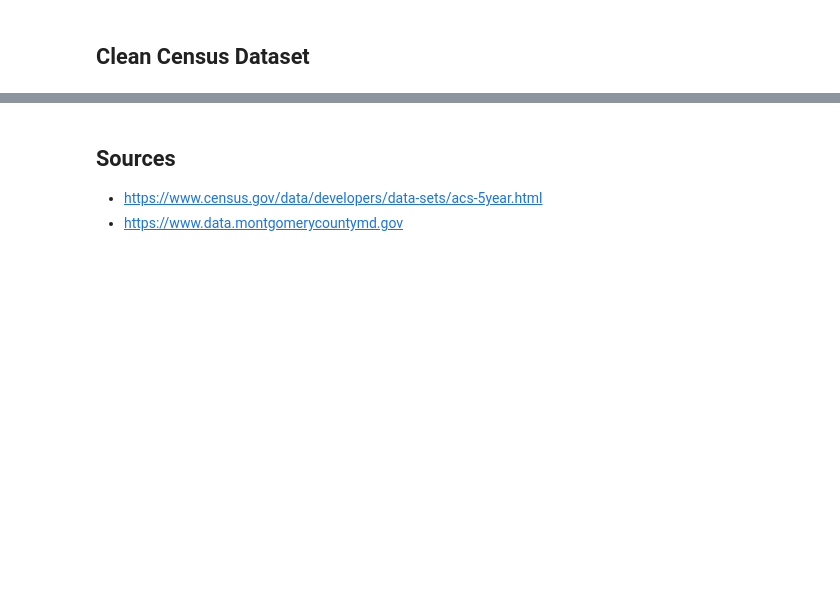
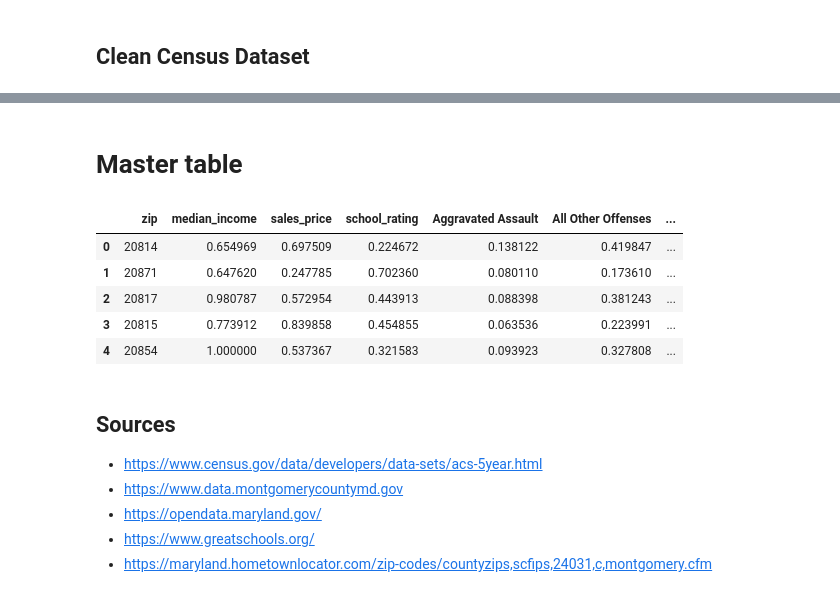
Before and after one commit to michpv90/BiggerPockets-Neighborhood-Project, a Jupyter notebook: MoCo BP Neighborhoods .ipynb, the cells around one changed output, grey strips where cells are left out. Saved outputs shown, nothing was run; the diff lists cells and outputs as text; code cells hidden in the pictures; blank space fills up the shorter version.

```diff
--- a/MoCo BP Neighborhoods .ipynb
+++ b/MoCo BP Neighborhoods .ipynb
@@ -340,0 +525,15 @@ complete_zillow_df.dropna(subset=['longitude'], inplace = True)
+# %%
+#convert values in median_income column from str to int
+median_income_df['median_income'] =  median_income_df['median_income'].astype('int')
+
+#change median income value for zip code 20868 to 0 because median value is negative
+median_income_df.at[27,'median_income']=0
+
+#drop the zcta column
+final_median_income_df = median_income_df.drop(['zcta'], axis = 1)
+
+#normalize median income
+for column in final_median_income_df.columns:
+    if column != 'zip':
+        final_median_income_df[column] = final_median_income_df[column].apply(
+    lambda x: (x-min(final_median_income_df[column]))/(max(final_median_income_df[column])-min(final_median_income_df[column])))
@@ -340,0 +550,2 @@ complete_zillow_df.dropna(subset=['longitude'], inplace = True)
+# %% [markdown]
+# Master table
@@ -341,5 +572,43 @@ complete_zillow_df.dropna(subset=['longitude'], inplace = True)
+# %%
+#merge all dataframes together based on zipcode
+step_1 = final_median_income_df.merge(final_res_median_sale_price_df,how='left', on ='zip')
+step_2 = step_1.merge(all_schools_rating_df,how='left', left_on='zip', right_on='school_zip')
+step_3 = step_2.merge(final_crime_df,how='left', left_on='zip', right_on='zip_code')
+step_4 = step_3.merge(final_food_df,how='left', on ='zip')
+step_5 = step_4.merge(final_construction_df,how='left', on ='zip')
+
+#drop zip_code and school_zip columns
+step_5.drop(['zip_code','school_zip'],axis=1, inplace = True)
+
+#fill na with zeros and set the zip column as an index
+master_table = step_5.fillna(0).set_index('zip')
+
+#sum accross the rows to calculate grand_total value
+master_table['index_value'] = weighted_avg(master_table)
+
+#sort values by grand_total column in descending order
+final_master_table = master_table.sort_values('index_value', ascending=False)
+
+#reset the zip index as a column
+final_master_table.reset_index(inplace = True)
+# %%
+#save dataframe as a CSV
+final_master_table.to_csv("master.csv", index=False)
+
+#display dataframe
+final_master_table.head()
+# %% [output]
+|  | zip | median_income | sales_price | school_rating | Aggravated Assault | All Other Offenses | ... |
+| 0 | 20814 | 0.654969 | 0.697509 | 0.224672 | 0.138122 | 0.419847 | ... |
+| 1 | 20871 | 0.647620 | 0.247785 | 0.702360 | 0.080110 | 0.173610 | ... |
+| 2 | 20817 | 0.980787 | 0.572954 | 0.443913 | 0.088398 | 0.381243 | ... |
+| 3 | 20815 | 0.773912 | 0.839858 | 0.454855 | 0.063536 | 0.223991 | ... |
+| 4 | 20854 | 1.000000 | 0.537367 | 0.321583 | 0.093923 | 0.327808 | ... |
 # %% [markdown]
 ## Sources
 
 - https://www.census.gov/data/developers/data-sets/acs-5year.html
 - https://www.data.montgomerycountymd.gov
+- https://opendata.maryland.gov/
+- https://www.greatschools.org/
+- https://maryland.hometownlocator.com/zip-codes/countyzips,scfips,24031,c,montgomery.cfm
```
Also changed, not shown: parts of 69 cells of this notebook.
